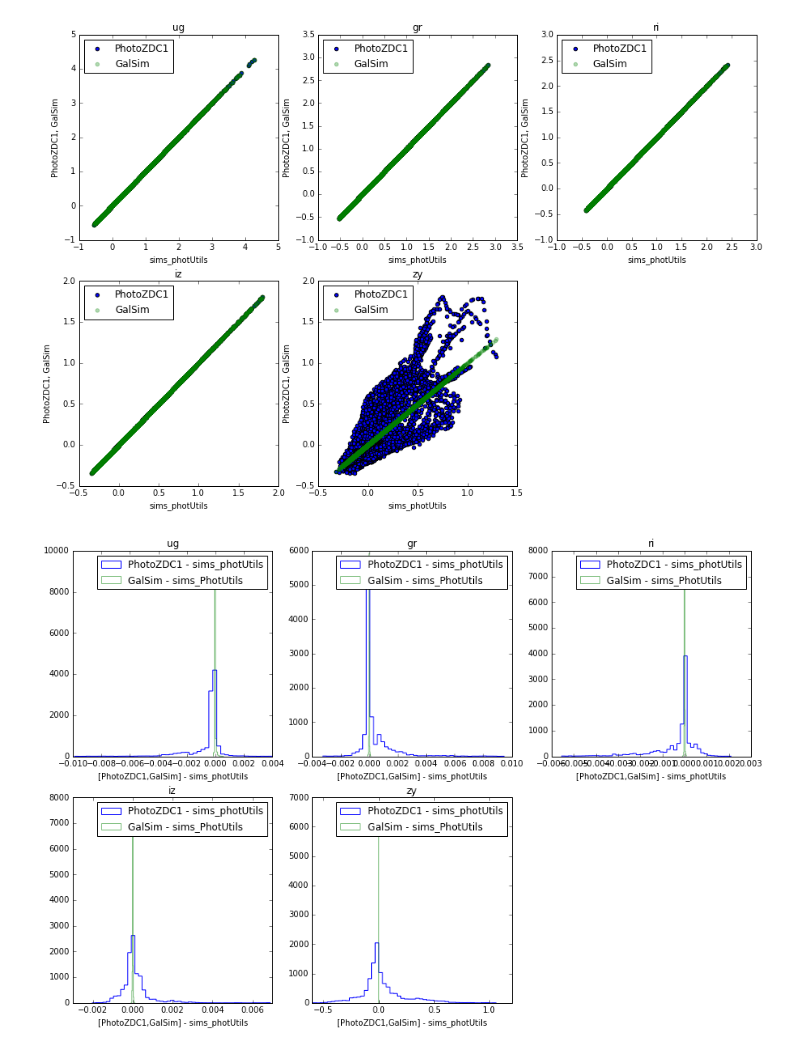
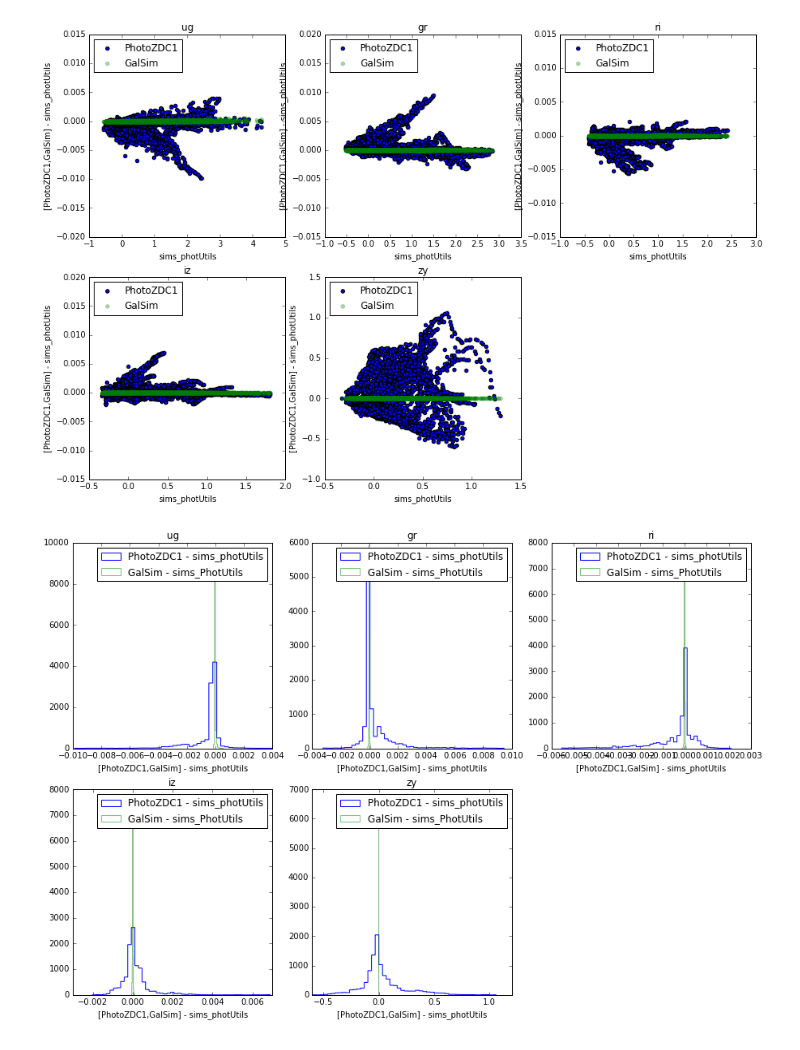
Before and after one commit to jchiang87/PhotometryBakeoff, a Jupyter notebook: scripts/PhotometryBakeoff_plots.ipynb, the cells around one changed output. Saved outputs shown, nothing was run; the diff lists cells and outputs as text; code cells hidden in the pictures.

Commit message:
plot delta(color) vs color following AndyC's suggestion

```diff
--- a/scripts/PhotometryBakeoff_plots.ipynb
+++ b/scripts/PhotometryBakeoff_plots.ipynb
@@ -20,18 +20,19 @@ for i in range(len(lsst['sedname'])):
 # %%
 # Plot photozdc1 vs lsst and galsim vs lsst.
 fig = plt.figure()
 subplots = [231, 232, 233, 234, 235]
 for color, subplot in zip(names[:5], subplots):
     axes = fig.add_subplot(subplot)
     handles = []
-    handles.append(plt.scatter(lsst[color], photozdc1[color], label='PhotoZDC1'))
-    handles.append(plt.scatter(lsst[color], galsim[color], alpha=0.3, color='green', marker='o', label='GalSim'))
+    handles.append(plt.scatter(lsst[color], photozdc1[color]-lsst[color], label='PhotoZDC1'))
+    handles.append(plt.scatter(lsst[color], galsim[color]-lsst[color], alpha=0.3, color='green', marker='o',
+                               label='GalSim'))
     plt.legend(handles=handles, scatterpoints=1, loc=2)
     plt.xlabel('sims_photUtils')
-    plt.ylabel('PhotoZDC1, GalSim')
+    plt.ylabel('[PhotoZDC1,GalSim] - sims_photUtils')
     axes.set_title(color)
 # %% [output]
-[figure, old version]
+[figure, new version]
 # %%
 # Plot histograms of photozdc1[color]-lsst[color] and galsim[color]-lsst[color].
 fig = plt.figure()
```
Also changed, not shown: parts of 1 cell of this notebook, 1 other file.
